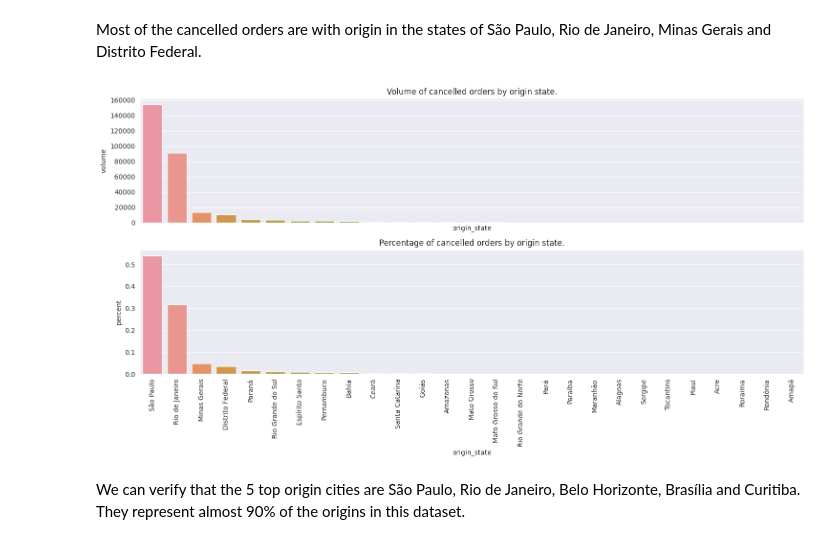
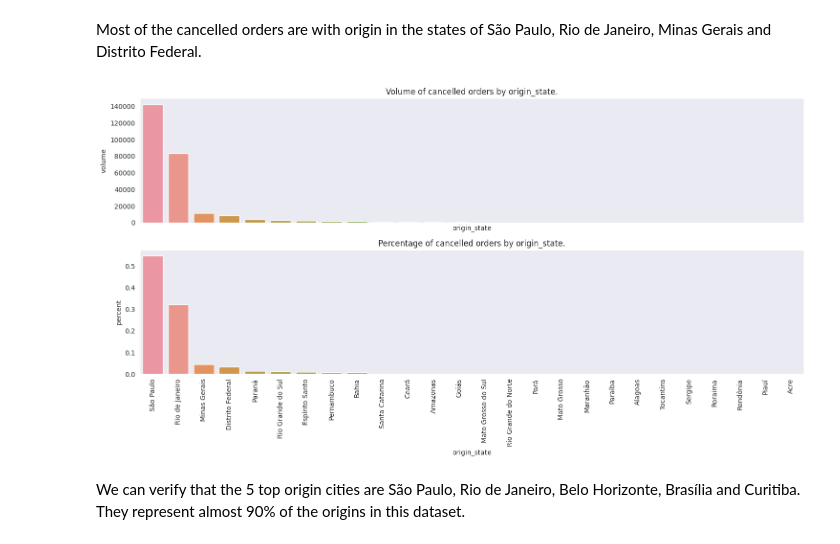
Before and after one commit to tamiriscrepalde/survival-analysis, a Jupyter notebook: notebooks/exploratory_data_analysis/packages_cancellation_analysis.ipynb, the cells around one changed output. Drawn from its saved outputs; the diff is of its cells as text; code cells hidden in the pictures.

Commit message:
Code refactored and added date, and numerical analysis

```diff
--- a/notebooks/exploratory_data_analysis/packages_cancellation_analysis.ipynb
+++ b/notebooks/exploratory_data_analysis/packages_cancellation_analysis.ipynb
@@ -231,0 +210,2 @@ df = df.dropna(how='any')
+# %%
+df = df.loc[df.accommodation_type.isin(['multiple', 'duplo', 'individual'])]
@@ -232,12 +235,7 @@ df = df.dropna(how='any')
 # %% [markdown]
 Now we're going to change the dtype of some columns:
-# %%
-df['order_date'] = pd.to_datetime(df['order_date'])
-df['first_valid_date'] = pd.to_datetime(df['first_valid_date'])
-df['last_valid_date'] = pd.to_datetime(df['last_valid_date'])
-df['last_update_status_date'] = pd.to_datetime(df['last_update_status_date'])
-
-df['qty_people'] = df['qty_people'].astype(int)
-df['qty_dailies'] = df['qty_dailies'].astype(int)
+# %%
+df = feat.convert_to_datetime(df, ['order_date', 'first_valid_date', 'last_valid_date', 'last_update_status_date', 'last_form_fill_date'])
+df = feat.convert_to_int(df, ['qty_people', 'qty_dailies'])
 # %% [markdown]
 ### Analysis
@@ -246,8 +244,5 @@ df['qty_dailies'] = df['qty_dailies'].astype(int)
 # %% [markdown]
 Let's start analyzing the data taking a look into the categorical data.
-# %%
-sns.set_style('darkgrid')
-sns.set_palette(sns.color_palette("flare"))
 # %%
 categorical_features = df.select_dtypes(include=['object_']).columns
 categorical_features
@@ -265,14 +256,2 @@ origin_state['percent'] = origin_state.volume/origin_state.volume.sum()
 # %% [markdown]
 Most of the cancelled orders are with origin in the states of São Paulo, Rio de Janeiro, Minas Gerais and Distrito Federal.
-# %%
-fig, ax = plt.subplots(2, sharex=True, figsize=(15,8))
-
-sns.barplot(origin_state, x='origin_state', y='volume', ax=ax[0] ) #, palette=sns.color_palette())
-sns.barplot(origin_state, x='origin_state', y='percent', ax=ax[1]) #, palette=sns.color_palette())
-
-plt.xticks(rotation=90);
-ax[0].set_title('Volume of cancelled orders by origin state.');
-ax[1].set_title('Percentage of cancelled orders by origin state.');
-plt.tight_layout()
-# %% [output]
-[figure, removed]
@@ -283,2 +258,6 @@ origin_city['percent'] = origin_city.volume/origin_city.volume.sum()
+# %%
+visuals.double_barplot(df, 'origin_state')
+# %% [output]
+[figure, added]
 # %% [markdown]
 We can verify that the 5 top origin cities are São Paulo, Rio de Janeiro, Belo Horizonte, Brasília and Curitiba. They represent almost 90% of the origins in this dataset.
```
Also changed, not shown: parts of 100 cells of this notebook, 5 other files.
